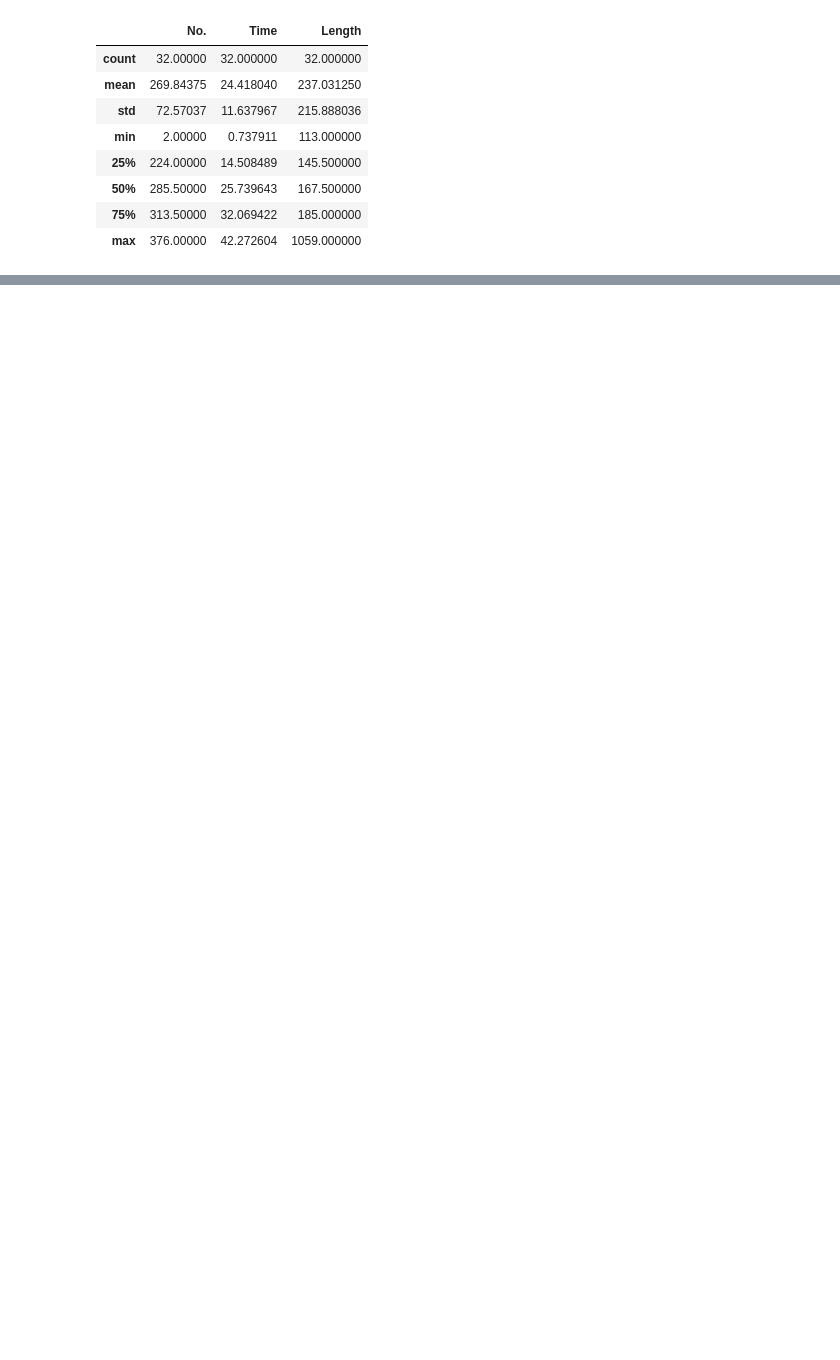
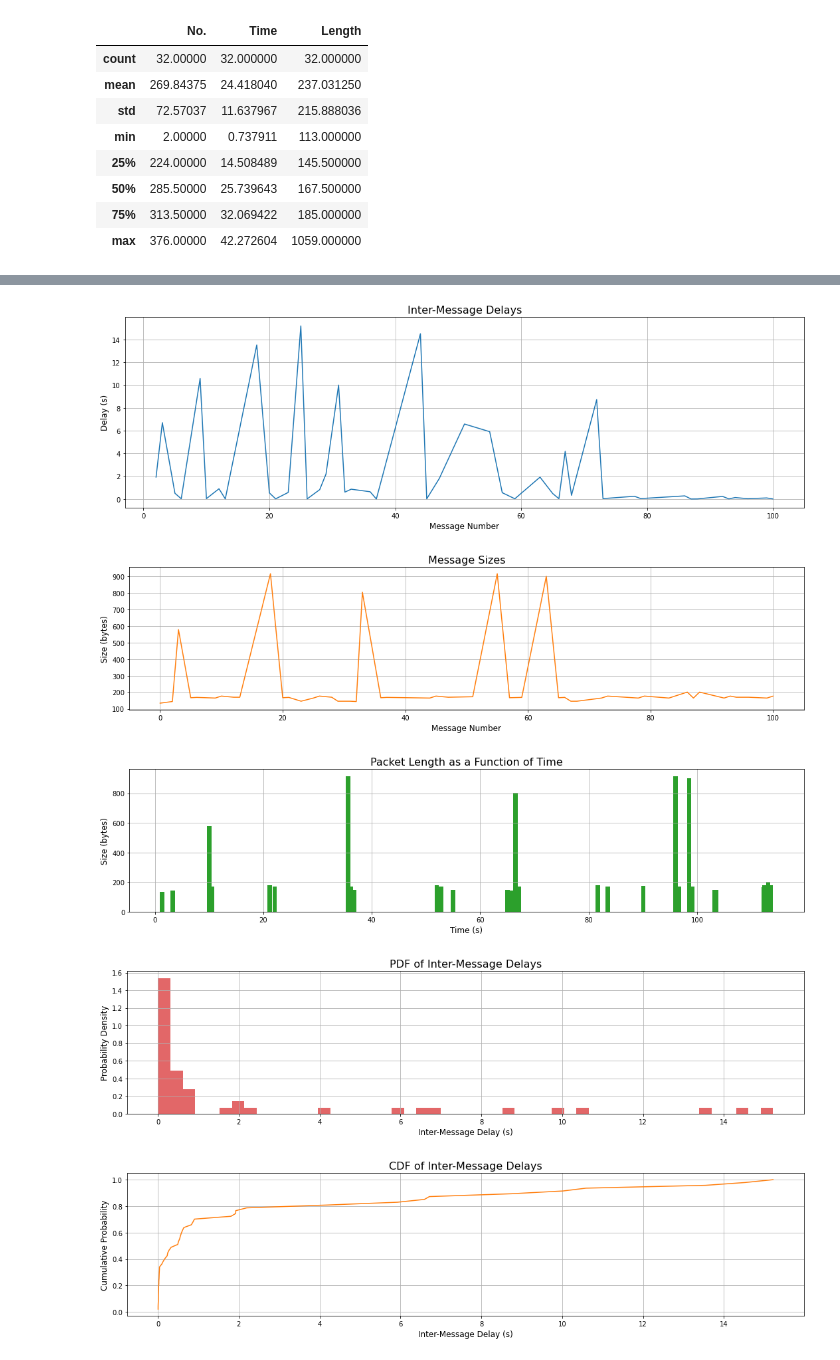
Before and after one commit to MayaHayat/NetworkingFinalProject, a Jupyter notebook: src/Networks_Assignment.ipynb, the cells around one changed output, grey strips where cells are left out. Saved outputs shown, nothing was run; the diff lists cells and outputs as text; code cells hidden in the pictures; blank space fills up the shorter version.

```diff
--- a/src/Networks_Assignment.ipynb
+++ b/src/Networks_Assignment.ipynb
@@ -393,0 +440,8 @@ display_filtered(filtered_df)
+# %%
+display('AttackerSent.csv')
+# %% [output]
+[figure, added]
+[figure, added]
+[figure, added]
+[figure, added]
+[figure, added]
```
Also changed, not shown: parts of 5 cells of this notebook.
